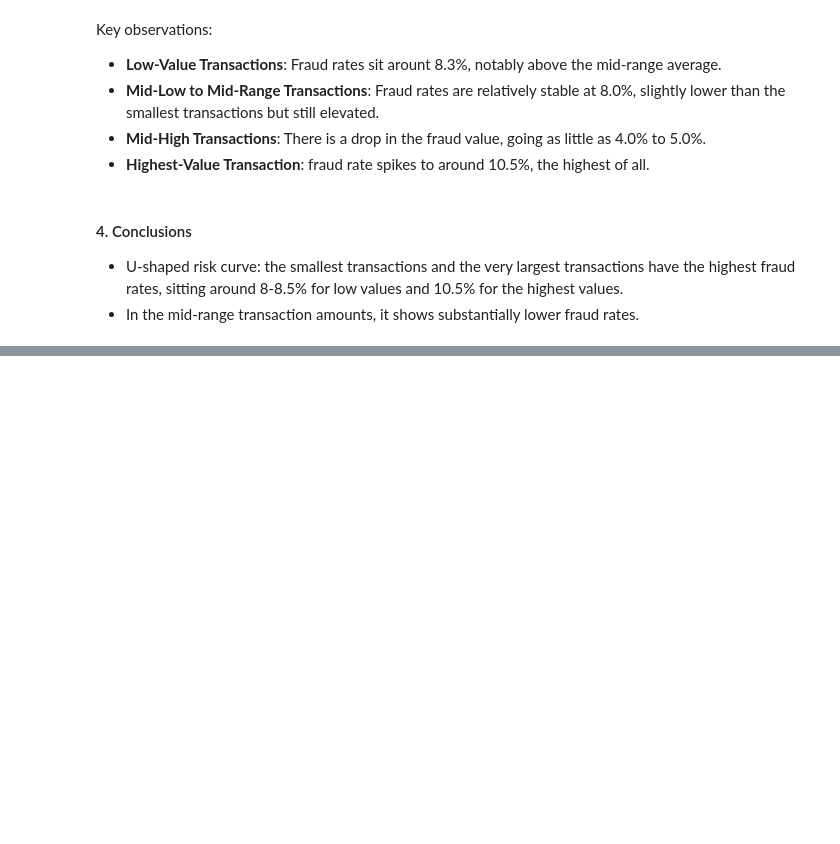
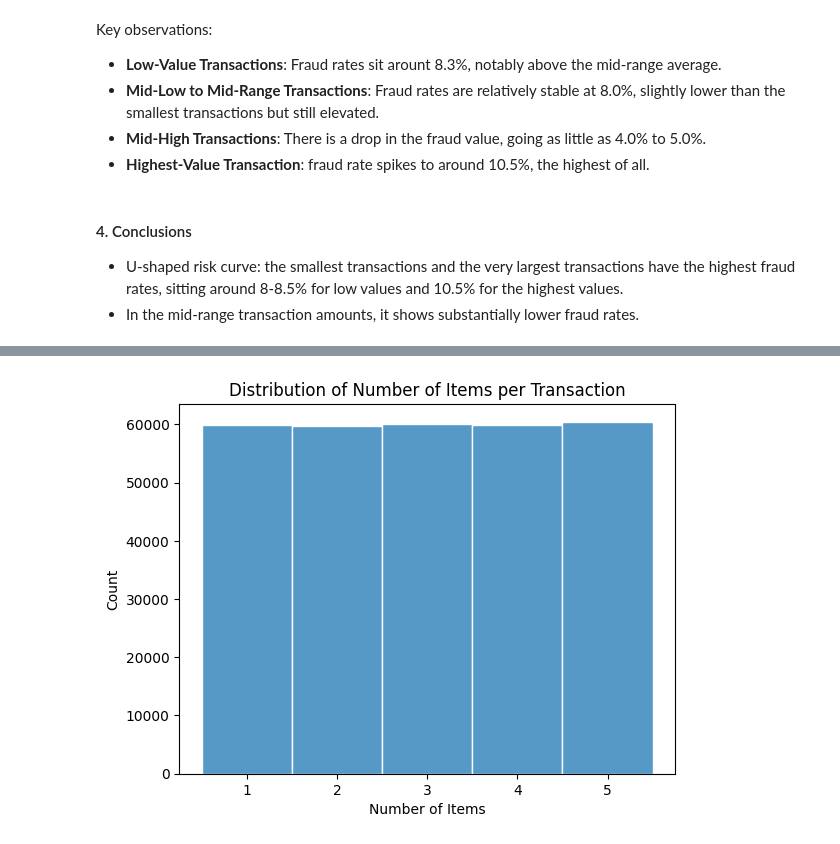
Before and after one commit to joaopcastro710/Proj_AI, a Jupyter notebook: Project 2/Proj2.ipynb, the cells around one changed output, grey strips where cells are left out. Saved outputs shown, nothing was run; the diff lists cells and outputs as text; code cells hidden in the pictures; blank space fills up the shorter version.

```diff
--- a/Project 2/Proj2.ipynb
+++ b/Project 2/Proj2.ipynb
@@ -326,0 +317,14 @@ Key observations:
+# %%
+# ---- Distribution of Number of Items ----
+sns.histplot(
+    df['Quantity'],
+    discrete=True,
+    bins=range(int(df['Quantity'].min()), int(df['Quantity'].max())+2),
+    edgecolor='w'
+)
+plt.title('Distribution of Number of Items per Transaction')
+plt.xlabel('Number of Items')
+plt.ylabel('Count')
+plt.show()
+# %% [output]
+[figure, added]
```
Also changed, not shown: parts of 12 cells of this notebook.
